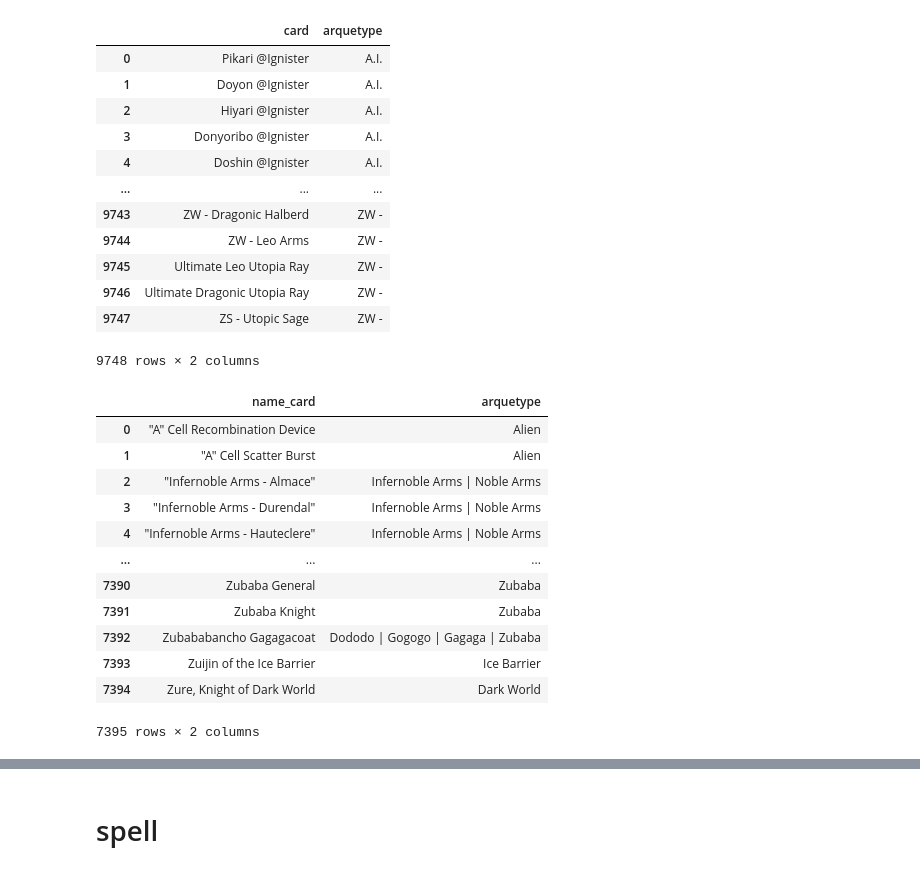
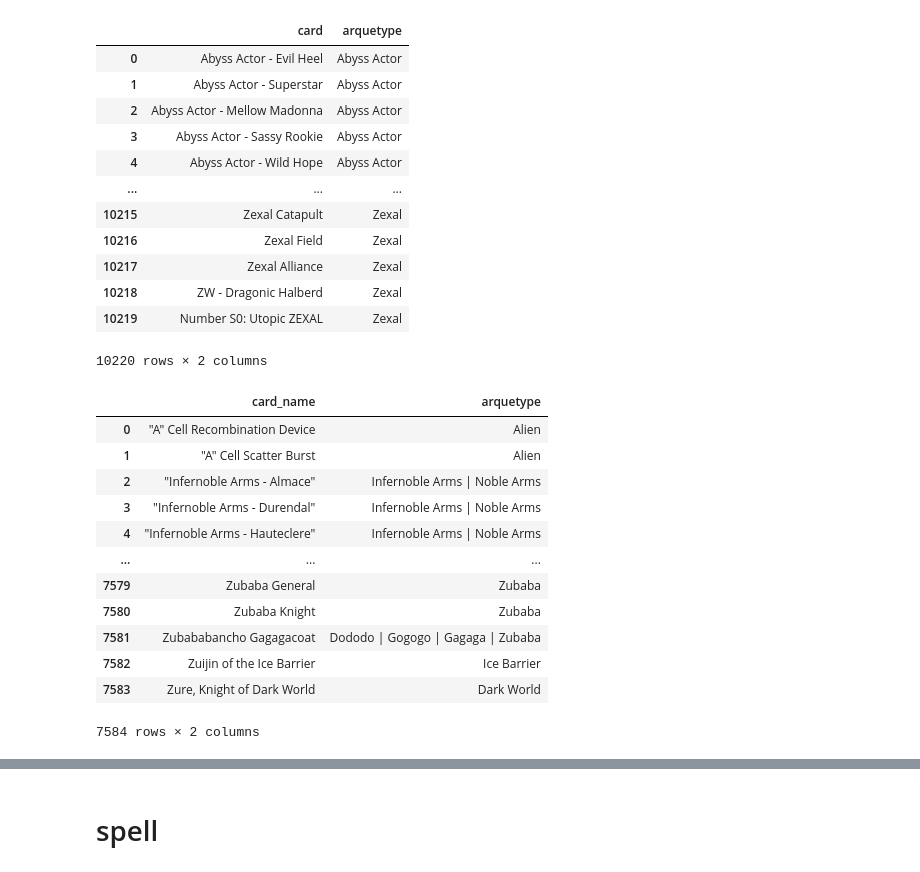
Before and after one commit to klausNoGit/DeckAPI, a Jupyter notebook: src/jupyter/clean_data.ipynb, the cells around one changed output, grey strips where cells are left out. Cells and saved outputs as stored; diff of their text form; code cells hidden in the pictures.

```diff
--- a/src/jupyter/clean_data.ipynb
+++ b/src/jupyter/clean_data.ipynb
@@ -3,41 +3,41 @@ import pandas as pd
 import numpy as np
 import re
 # %%
-local_abs = '/home/zeus/Documents/card_game/src/estatistica/jupyter/abs.csv'
+local_abs = '/home/erick/Documents/card_game/src/csv/abs.csv'
 df = pd.read_csv(local_abs, sep='|')
 df
 # %% [output]
 |  | card | arquetype |
-| 0 | Pikari @Ignister | A.I. |
-| 1 | Doyon @Ignister | A.I. |
-| 2 | Hiyari @Ignister | A.I. |
-| 3 | Donyoribo @Ignister | A.I. |
-| 4 | Doshin @Ignister | A.I. |
+| 0 | Abyss Actor - Evil Heel | Abyss Actor |
+| 1 | Abyss Actor - Superstar | Abyss Actor |
+| 2 | Abyss Actor - Mellow Madonna | Abyss Actor |
+| 3 | Abyss Actor - Sassy Rookie | Abyss Actor |
+| 4 | Abyss Actor - Wild Hope | Abyss Actor |
 | ... | ... | ... |
-| 9743 | ZW - Dragonic Halberd | ZW - |
-| 9744 | ZW - Leo Arms | ZW - |
-| 9745 | Ultimate Leo Utopia Ray | ZW - |
-| 9746 | Ultimate Dragonic Utopia Ray | ZW - |
-| 9747 | ZS - Utopic Sage | ZW - |
+| 10215 | Zexal Catapult | Zexal |
+| 10216 | Zexal Field | Zexal |
+| 10217 | Zexal Alliance | Zexal |
+| 10218 | ZW - Dragonic Halberd | Zexal |
+| 10219 | Number S0: Utopic ZEXAL | Zexal |
-9748 rows × 2 columns
+10220 rows × 2 columns
 # %%
 df_grupo = df.groupby('card')['arquetype'].apply(lambda x: ' | '.join(x)).reset_index()
-df_grupo.columns = ['name_card', 'arquetype']
+df_grupo.columns = ['card_name', 'arquetype']
 df_grupo
 # %% [output]
-|  | name_card | arquetype |
+|  | card_name | arquetype |
 | 0 | "A" Cell Recombination Device | Alien |
 | 1 | "A" Cell Scatter Burst | Alien |
 | 2 | "Infernoble Arms - Almace" | Infernoble Arms | Noble Arms |
 | 3 | "Infernoble Arms - Durendal" | Infernoble Arms | Noble Arms |
 | 4 | "Infernoble Arms - Hauteclere" | Infernoble Arms | Noble Arms |
 | ... | ... | ... |
-| 7390 | Zubaba General | Zubaba |
-| 7391 | Zubaba Knight | Zubaba |
-| 7392 | Zubababancho Gagagacoat | Dododo | Gogogo | Gagaga | Zubaba |
-| 7393 | Zuijin of the Ice Barrier | Ice Barrier |
-| 7394 | Zure, Knight of Dark World | Dark World |
+| 7579 | Zubaba General | Zubaba |
+| 7580 | Zubaba Knight | Zubaba |
+| 7581 | Zubababancho Gagagacoat | Dododo | Gogogo | Gagaga | Zubaba |
+| 7582 | Zuijin of the Ice Barrier | Ice Barrier |
+| 7583 | Zure, Knight of Dark World | Dark World |
-7395 rows × 2 columns
+7584 rows × 2 columns
 # %%
 df_grupo.to_excel('arquetipos_names.xlsx', index=False)
 # %%
```
Also changed, not shown: parts of 27 cells of this notebook, 6 other files.
